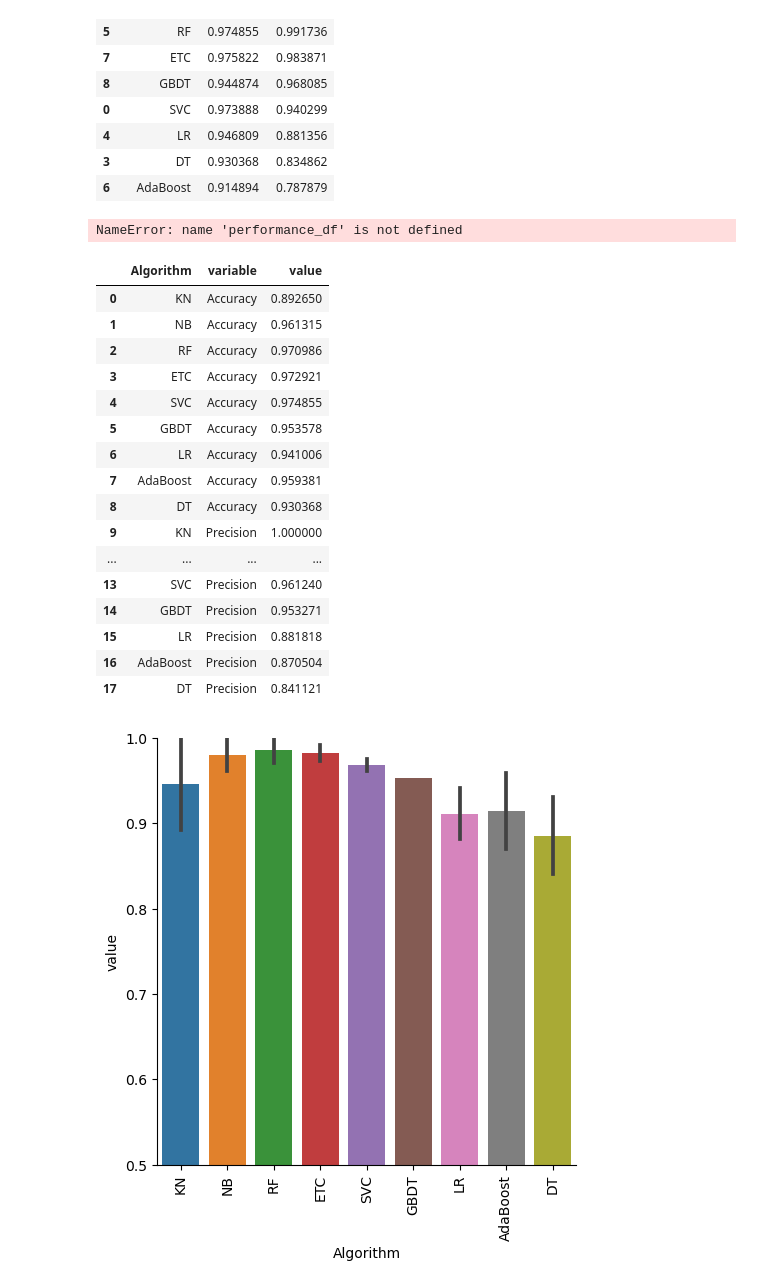
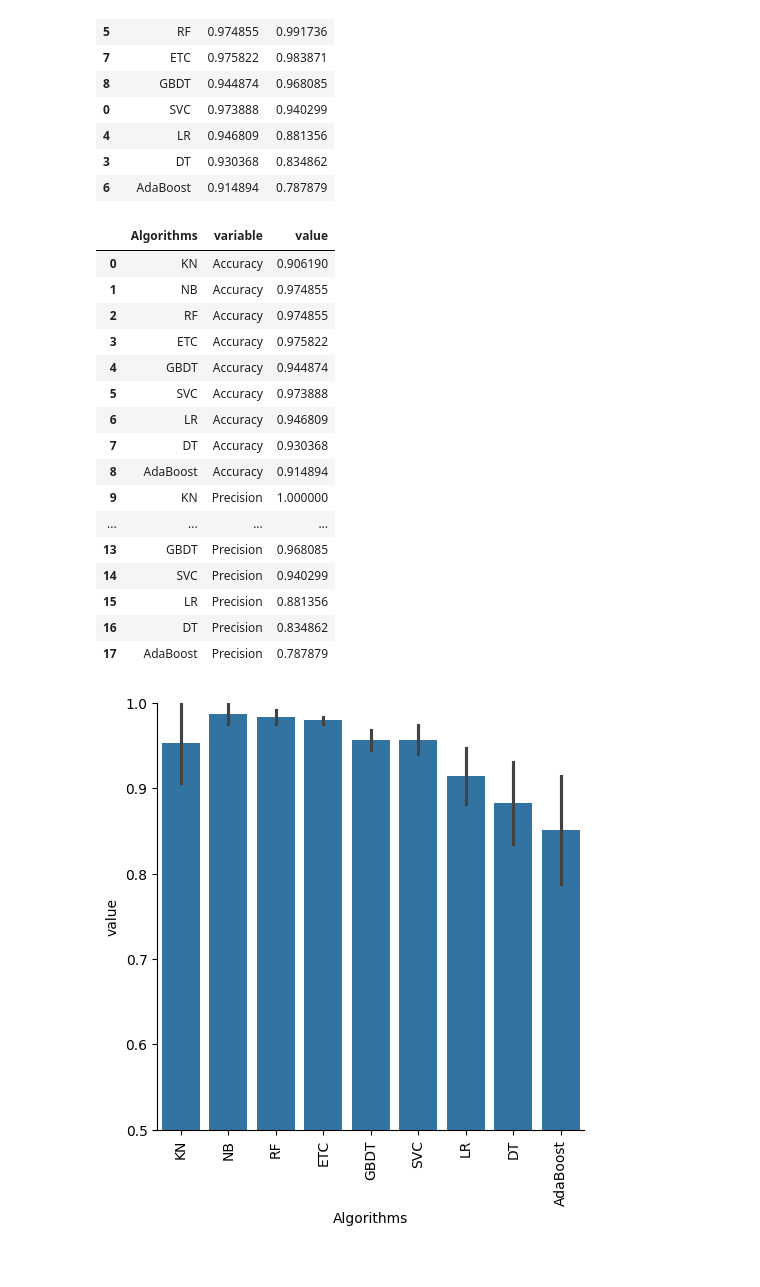
Before and after one commit to Ash29-d/EMAIL-SPAM-CLASSIFIER, a Jupyter notebook: Email Spam Classifier.ipynb, the cells around one changed output. Saved outputs shown, nothing was run; the diff lists cells and outputs as text; code cells hidden in the pictures.

```diff
--- a/Email Spam Classifier.ipynb
+++ b/Email Spam Classifier.ipynb
@@ -479,36 +481,34 @@ perf_df
 | 3 | DT | 0.930368 | 0.834862 |
 | 6 | AdaBoost | 0.914894 | 0.787879 |
 # %%
-performance_df1 = pd.melt(performance_df, id_vars = "Algorithm")
+performance_df1 = pd.melt(perf_df, id_vars = "Algorithms")
-# %% [output]
-NameError: name 'performance_df' is not defined
 # %%
 performance_df1
 # %% [output]
-|  | Algorithm | variable | value |
-| 0 | KN | Accuracy | 0.892650 |
-| 1 | NB | Accuracy | 0.961315 |
-| 2 | RF | Accuracy | 0.970986 |
-| 3 | ETC | Accuracy | 0.972921 |
-| 4 | SVC | Accuracy | 0.974855 |
-| 5 | GBDT | Accuracy | 0.953578 |
-| 6 | LR | Accuracy | 0.941006 |
-| 7 | AdaBoost | Accuracy | 0.959381 |
-| 8 | DT | Accuracy | 0.930368 |
+|  | Algorithms | variable | value |
+| 0 | KN | Accuracy | 0.906190 |
+| 1 | NB | Accuracy | 0.974855 |
+| 2 | RF | Accuracy | 0.974855 |
+| 3 | ETC | Accuracy | 0.975822 |
+| 4 | GBDT | Accuracy | 0.944874 |
+| 5 | SVC | Accuracy | 0.973888 |
+| 6 | LR | Accuracy | 0.946809 |
+| 7 | DT | Accuracy | 0.930368 |
+| 8 | AdaBoost | Accuracy | 0.914894 |
 | 9 | KN | Precision | 1.000000 |
 | ... | ... | ... | ... |
-| 13 | SVC | Precision | 0.961240 |
-| 14 | GBDT | Precision | 0.953271 |
-| 15 | LR | Precision | 0.881818 |
-| 16 | AdaBoost | Precision | 0.870504 |
-| 17 | DT | Precision | 0.841121 |
+| 13 | GBDT | Precision | 0.968085 |
+| 14 | SVC | Precision | 0.940299 |
+| 15 | LR | Precision | 0.881356 |
+| 16 | DT | Precision | 0.834862 |
+| 17 | AdaBoost | Precision | 0.787879 |
 # %%
-g=sns.catplot(x="Algorithm",y="value",data=performance_df1,kind='bar',height=5)
+g=sns.catplot(x="Algorithms",y="value",data=performance_df1,kind='bar',height=5)
 plt.ylim(0.5,1)
 plt.xticks(rotation='vertical')
 plt.show()
 # %% [output]
-[figure, old version]
+[figure, new version]
 # %%
 import pickle
 
```
Also changed, not shown: parts of 6 cells of this notebook, 2 other files.
